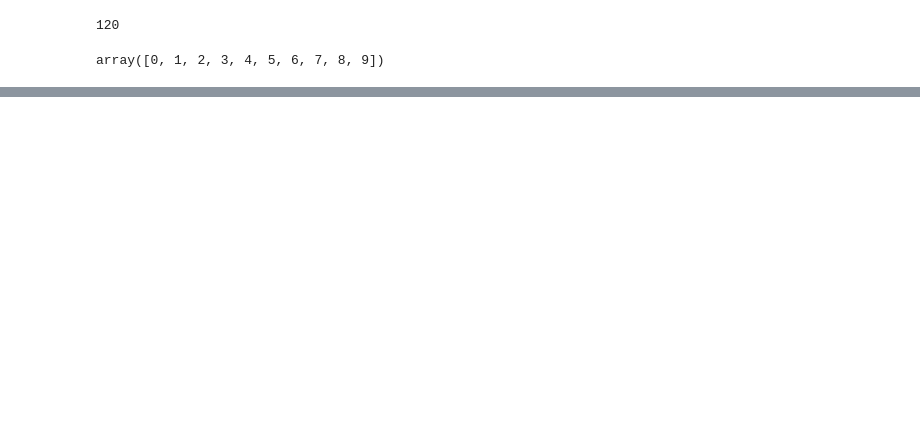
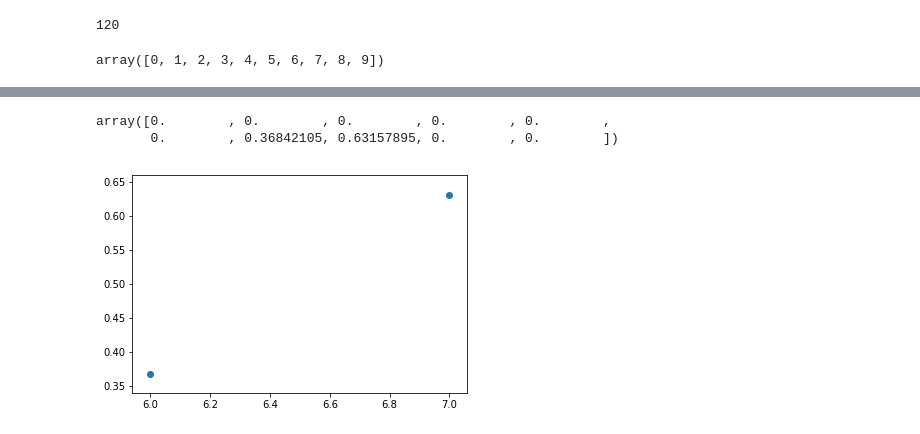
Before and after one commit to SantiagoBeltran/Tarea2FE, a Jupyter notebook: Tarea 2.ipynb, the cells around one changed output, grey strips where cells are left out. Cells and saved outputs as stored; diff of their text form; code cells hidden in the pictures; blank space fills up the shorter version.

```diff
--- a/Tarea 2.ipynb
+++ b/Tarea 2.ipynb
@@ -142,0 +153,10 @@ plt.scatter(n1, proba(n1,10, int(2/3)))
+# %%
+s3=int(2*N1/3)
+C=proba(n1,N1, s3)/(np.sum(proba(n1,N1, s3)))
+plt.figure()
+plt.scatter(n1[C!=0], C[C!=0])
+C
+# %% [output]
+array([0.        , 0.        , 0.        , 0.        , 0.        ,
+       0.        , 0.36842105, 0.63157895, 0.        , 0.        ])
+[figure, added]
```
Also changed, not shown: parts of 31 cells of this notebook.
